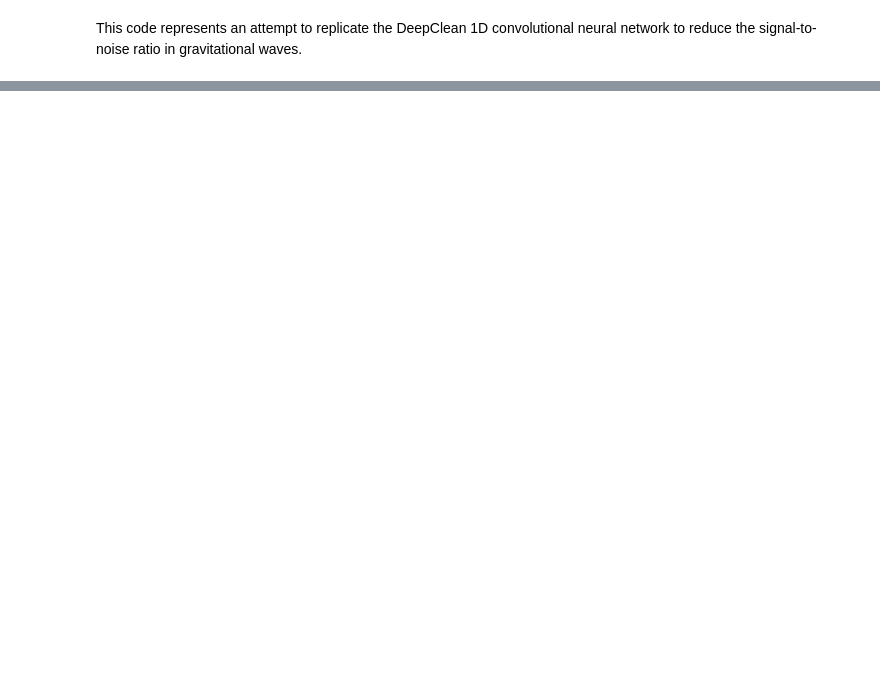
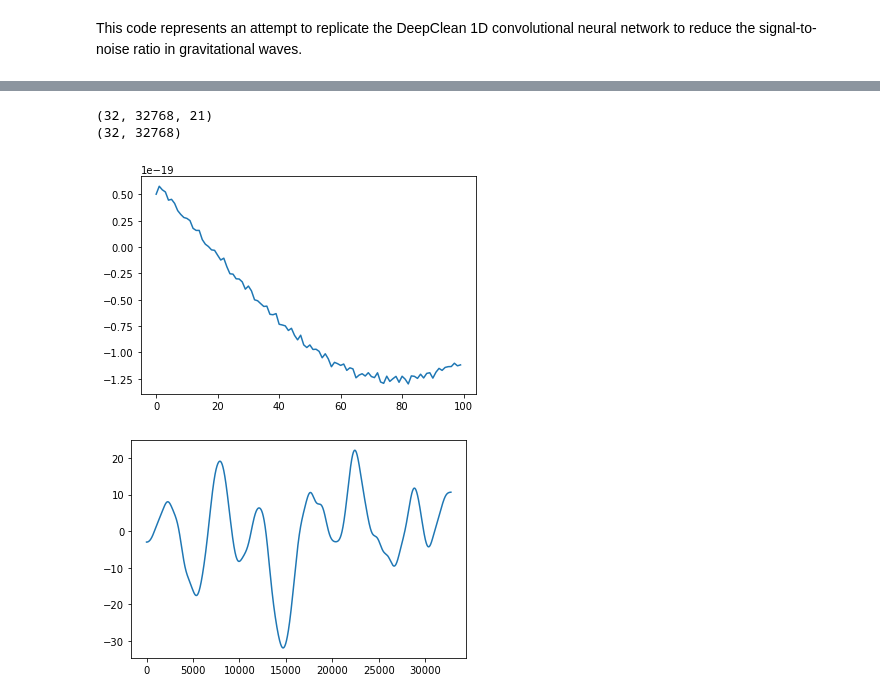
Before and after one commit to telmar3/PHYS139_FinalProject, a Jupyter notebook: final_project_v1.ipynb, the cells around one changed output, grey strips where cells are left out. Cells and saved outputs as stored; diff of their text form; code cells hidden in the pictures; blank space fills up the shorter version.

```diff
--- a/final_project_v1.ipynb
+++ b/final_project_v1.ipynb
@@ -54,3 +25,40 @@ with h5py.File("data/deepclean-1251335314-4097.h5", "r") as f:
+# %%
+
+# then to construct inputs/outputs, you just
+# slice windows from these two timeseries
+window_length = 8
+sample_rate = 4096
+window_size = window_length * sample_rate
+
+# sample a batch of random windows
+batch_size = 32
+X_batch, y_batch = [], []
+for i in range(batch_size):
+    idx = np.random.randint(X.shape[0] - window_size)
+    X_batch.append(X[idx: idx + window_size])
+    y_batch.append(y[idx: idx + window_size])
+
+X_batch = np.stack(X_batch)
+y_batch = np.stack(y_batch)
+
+print(X_batch.shape)
+print(y_batch.shape)
+
+plt.plot(y[0:100])
+plt.show()
+plt.plot(X_batch[0][:, 0])
+plt.show()
+
+
+
+strain_data = y_batch
+witness_data = X_batch
+channels = 21
+# %% [output]
+(32, 32768, 21)
+(32, 32768)
+[figure, added]
+[figure, added]
 # %%
 #Preprocessing:
 #Normalize the data
```
Also changed, not shown: parts of 7 cells of this notebook.
